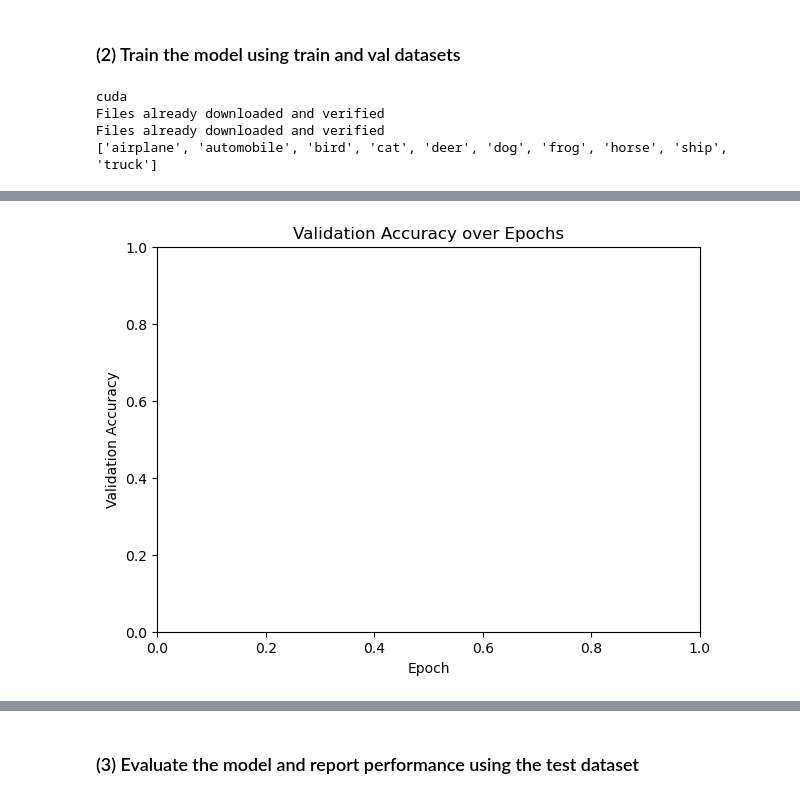
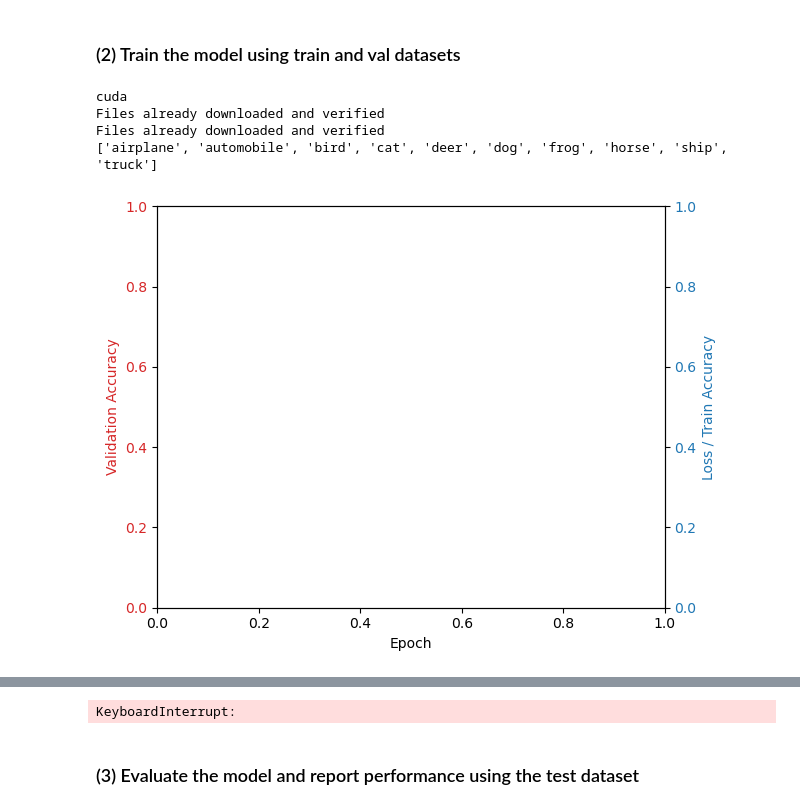
Before and after one commit to CodingMechineer/ENGR8140_AdvDeepLearning, a Jupyter notebook: Assignment 2/Assignment_2.ipynb, the cells around one changed output, grey strips where cells are left out. Cells and saved outputs as stored; diff of their text form; code cells hidden in the pictures.

Commit message:
Updated plotting

```diff
--- a/Assignment 2/Assignment_2.ipynb
+++ b/Assignment 2/Assignment_2.ipynb
@@ -84,11 +48,11 @@ import os
 # from accelerate.utils import set_seed # reproducability across devices
 # %%
 params_config = [
-    {"batch_size": 512,  "max_epoch": 50,    "learning_rate": 0.1,          "loss_function": nn.CrossMapLRN2d(),    "optimizer": optim.Adamax},
-    {"batch_size": 512,  "max_epoch": 50,    "learning_rate": 0.01,         "loss_function": nn.CrossMapLRN2d(),    "optimizer": optim.Adamax},
-    {"batch_size": 512,  "max_epoch": 50,    "learning_rate": 0.001,        "loss_function": nn.CrossMapLRN2d(),    "optimizer": optim.Adamax},
-    {"batch_size": 512,  "max_epoch": 50,    "learning_rate": 0.0001,       "loss_function": nn.CrossMapLRN2d(),    "optimizer": optim.Adamax},
-    {"batch_size": 512,  "max_epoch": 50,    "learning_rate": 0.00001,      "loss_function": nn.CrossMapLRN2d(),    "optimizer": optim.Adamax}
+    {"batch_size": 128,  "max_epoch": 50,    "learning_rate": 0.1,          "loss_function": nn.CrossEntropyLoss(),    "optimizer": optim.Adamax},
+    {"batch_size": 128,  "max_epoch": 50,    "learning_rate": 0.01,         "loss_function": nn.CrossEntropyLoss(),    "optimizer": optim.Adamax},
+    {"batch_size": 128,  "max_epoch": 50,    "learning_rate": 0.001,        "loss_function": nn.CrossEntropyLoss(),    "optimizer": optim.Adamax},
+    {"batch_size": 128,  "max_epoch": 50,    "learning_rate": 0.0001,       "loss_function": nn.CrossEntropyLoss(),    "optimizer": optim.Adamax},
+    {"batch_size": 128,  "max_epoch": 50,    "learning_rate": 0.00001,      "loss_function": nn.CrossEntropyLoss(),    "optimizer": optim.Adamax}
 ]
 # %%
 def get_dataloaders(batch_size):
@@ -320,9 +276,10 @@ class MnasNetA1(nn.Module):
 device = torch.device("cuda" if torch.cuda.is_available() else "cpu")
 print(device)
 
-
+counter = 0
 for params in params_config:
 
+    counter += 1
     batch_size = params["batch_size"]
     max_epoch = params["max_epoch"]
     learning_rate = params["learning_rate"]
@@ -340,15 +297,27 @@ for params in params_config:
     # Very important to use DataParallel to use multiple GPUs
     model = nn.DataParallel(model)
 
-    # Plot accuracy over epochs
-    plt.figure(figsize=(7, 5))
-    plt.xlabel('Epoch')
-    plt.ylabel('Validation Accuracy')
-    plt.title('Validation Accuracy over Epochs')
+    # Create lists to store metrics
+    loss_list = []
+    train_accuracy_list = []
+    val_accuracy_list = []
+
+    # Create a second y-axis
+    fig, ax1 = plt.subplots()
+
+    color = 'tab:red'
+    ax1.set_xlabel('Epoch')
+    ax1.set_ylabel('Validation Accuracy', color=color)
+    ax1.tick_params(axis='y', labelcolor=color)
+
+    ax2 = ax1.twinx()  # instantiate a second axes that shares the same x-axis
+
+    color = 'tab:blue'
+    ax2.set_ylabel('Loss / Train Accuracy', color=color)  # we already handled the x-label with ax1
+    ax2.tick_params(axis='y', labelcolor=color)
+
+    fig.tight_layout()  # otherwise the right y-label is slightly clipped
     plt.show()
-
-    # List to store accuracy for each epoch
-    accuracy_list = []
 
     # Training loop
     for epoch in range(max_epoch):  # Loop over the dataset multiple times
@@ -360,7 +329,6 @@ for params in params_config:
         with tqdm(train_loader, desc=f"Epoch {epoch+1}/{max_epoch}", unit="batch") as progress_bar:
             for i, data in enumerate(progress_bar):
                 # Get the inputs; data is a list of [inputs, labels]
-                # inputs, labels = data[0].to(accelerator.device), data[1].to(accelerator.device)
                 inputs, labels = data[0].to(device), data[1].to(device)
 
                 ########################################################################################
@@ -382,36 +350,43 @@ for params in params_config:
                 _, predicted = torch.max(outputs.data, 1)
                 total_samples += labels.size(0)
                 correct_predictions += (predicted == labels).sum().item()
 
                 # Update progress bar
                 progress_bar.set_postfix(loss=total_loss / (i+1), accuracy=correct_predictions / total_samples)
 
         # Validation
         correct = 0
         total = 0
         with torch.no_grad():
             for data in val_loader:
                 images, labels = data[0].to(device), data[1].to(device)
                 outputs = model(images)
                 _, predicted = torch.max(outputs.data, 1)
                 total += labels.size(0)
                 correct += (predicted == labels).sum().item()
 
-        accuracy = 100 * correct / total
-        accuracy_list.append(accuracy)
+        val_accuracy = correct / total
+        val_accuracy_list.append(val_accuracy)
         train_accuracy = correct_predictions / total_samples
+        train_accuracy_list.append(train_accuracy)
 
         loss = total_loss / total_samples
+        loss_list.append(loss)
 
         # Optionally, you can print or log other metrics at the end of each epoch
-        print(f"Epoch {epoch+1}/{max_epoch}, Loss: {loss}, Accuracy: {train_accuracy}, 'Validation Accuracy: {accuracy:.2f}%'")
+        print(f"Epoch {epoch+1}/{max_epoch}, Loss: {loss}, Train accuracy: {train_accuracy}, 'Validation accuracy: {val_accuracy:.2f}%'")
 
-        plt.plot(range(1, epoch+2), accuracy_list)
-        plt.draw()
+        # Update the existing plot
+        ax1.plot(range(1, epoch+2), val_accuracy_list, color='tab:red')
+        ax1.plot(range(1, epoch+2), train_accuracy_list, color='tab:green')
+        ax2.plot(range(1, epoch+2), loss_list, color='tab:blue')
+        plt.show()
+        plt.pause(0.1)  #   Pause for a short period to allow the plot to update
 
-    print(f"Finished Training #{params + 1}")
+    print(f"Finished Training #{counter}")
 # %% [output]
 cuda
 Files already downloaded and verified
 Files already downloaded and verified
 ['airplane', 'automobile', 'bird', 'cat', 'deer', 'dog', 'frog', 'horse', 'ship', 'truck']
+[figure, new version]
@@ -419 +393,0 @@ KeyboardInterrupt:
-[figure, old version]
@@ -420,3 +396,4 @@ KeyboardInterrupt:
+KeyboardInterrupt:
 # %% [markdown]
 ### (3) Evaluate the model and report performance using the test dataset
 # %%
```
Also changed, not shown: parts of 3 cells of this notebook.
